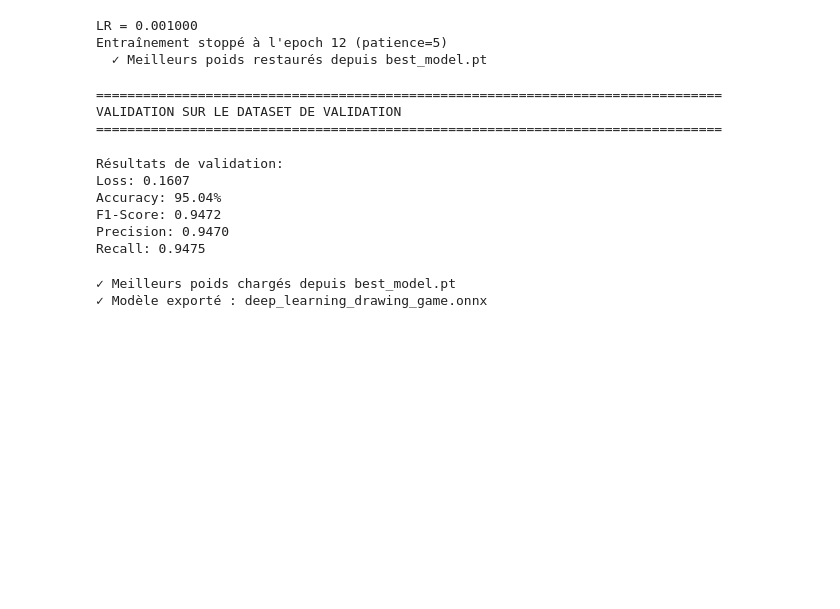
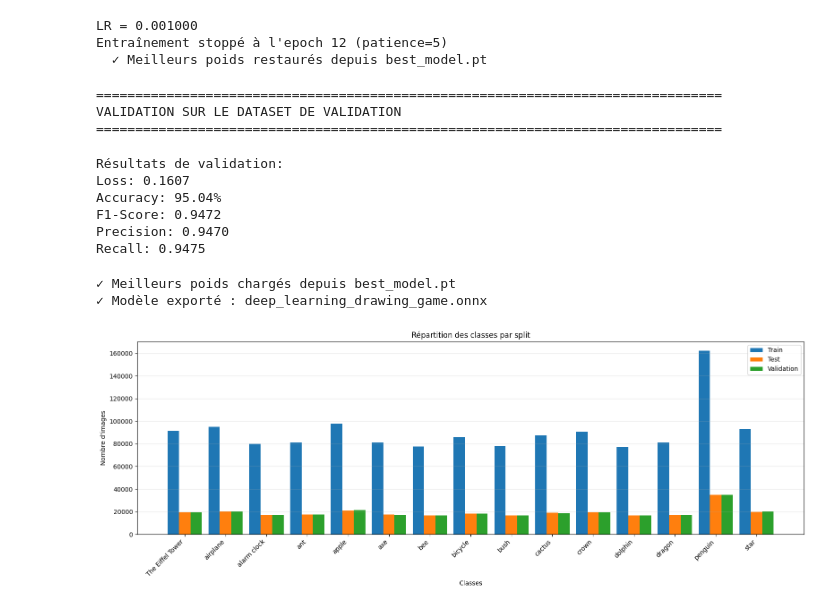
Before and after one commit to F1N3X/deep_learning_drawing_game, a Jupyter notebook: ai/deep_learning.ipynb, the cells around one changed output. Drawn from its saved outputs; the diff is of its cells as text; code cells hidden in the pictures; blank space fills up the shorter version.

Commit message:
feat: new graphics after model training

```diff
--- a/ai/deep_learning.ipynb
+++ b/ai/deep_learning.ipynb
@@ -478,3 +478,91 @@ print("✓ Modèle exporté : deep_learning_drawing_game.onnx")
 # %% [output]
 ✓ Meilleurs poids chargés depuis best_model.pt
 ✓ Modèle exporté : deep_learning_drawing_game.onnx
+# %%
+# Graphiques complémentaires utiles : répartition des classes, matrice de confusion et métriques par classe
+
+class_names = full_dataset.classes
+num_classes = len(class_names)
+
+def get_subset_class_counts(subset, targets, num_classes):
+    indices = np.array(subset.indices)
+    subset_targets = np.array(targets)[indices]
+    return np.bincount(subset_targets, minlength=num_classes)
+
+def plot_class_distribution():
+    train_counts = get_subset_class_counts(dataset_train, full_dataset.targets, num_classes)
+    test_counts = get_subset_class_counts(dataset_test, full_dataset.targets, num_classes)
+    val_counts = get_subset_class_counts(dataset_validation, full_dataset.targets, num_classes)
+
+    x = np.arange(num_classes)
+    width = 0.28
+
+    fig, ax = plt.subplots(figsize=(16, 6))
+    ax.bar(x - width, train_counts, width, label="Train")
+    ax.bar(x, test_counts, width, label="Test")
+    ax.bar(x + width, val_counts, width, label="Validation")
+
+    ax.set_title("Répartition des classes par split")
+    ax.set_xlabel("Classes")
+    ax.set_ylabel("Nombre d'images")
+    ax.set_xticks(x)
+    ax.set_xticklabels(class_names, rotation=45, ha="right")
+    ax.legend()
+    ax.grid(True, axis="y", alpha=0.3)
+    plt.tight_layout()
+    plt.show()
+
+def plot_confusion_matrix(confmat):
+    cm = confmat.cpu().numpy()
+    fig, ax = plt.subplots(figsize=(12, 10))
+    im = ax.imshow(cm, cmap="Blues")
+    ax.set_title("Matrice de confusion - Validation")
+    ax.set_xlabel("Classe prédite")
+    ax.set_ylabel("Classe vraie")
+
+    ax.set_xticks(np.arange(num_classes))
+    ax.set_yticks(np.arange(num_classes))
+    ax.set_xticklabels(class_names, rotation=45, ha="right")
+    ax.set_yticklabels(class_names)
+
+    thresh = cm.max() * 0.6
+    for i in range(num_classes):
+        for j in range(num_classes):
+            ax.text(j, i, int(cm[i, j]), ha="center", va="center",
+                    color="white" if cm[i, j] > thresh else "black", fontsize=8)
+
+    fig.colorbar(im, ax=ax, fraction=0.046, pad=0.04)
+    plt.tight_layout()
+    plt.show()
+
+def plot_per_class_metrics(confmat):
+    cm = confmat.cpu().numpy().astype(np.float64)
+    tp = np.diag(cm)
+    precision = tp / np.maximum(cm.sum(axis=0), 1)
+    recall = tp / np.maximum(cm.sum(axis=1), 1)
+    f1 = 2 * precision * recall / np.maximum(precision + recall, 1e-12)
+
+    x = np.arange(num_classes)
+    width = 0.25
+
+    fig, ax = plt.subplots(figsize=(16, 6))
+    ax.bar(x - width, precision, width, label="Precision")
+    ax.bar(x, recall, width, label="Recall")
+    ax.bar(x + width, f1, width, label="F1-score")
+
+    ax.set_title("Métriques par classe - Validation")
+    ax.set_xlabel("Classes")
+    ax.set_ylabel("Score")
+    ax.set_ylim(0, 1.05)
+    ax.set_xticks(x)
+    ax.set_xticklabels(class_names, rotation=45, ha="right")
+    ax.legend()
+    ax.grid(True, axis="y", alpha=0.3)
+    plt.tight_layout()
+    plt.show()
+
+plot_class_distribution()
+plot_confusion_matrix(val_metrics["confmat"])
+plot_per_class_metrics(val_metrics["confmat"])
+# %% [output]
+[figure, added]
```
Also changed, not shown: parts of 1 cell of this notebook.
